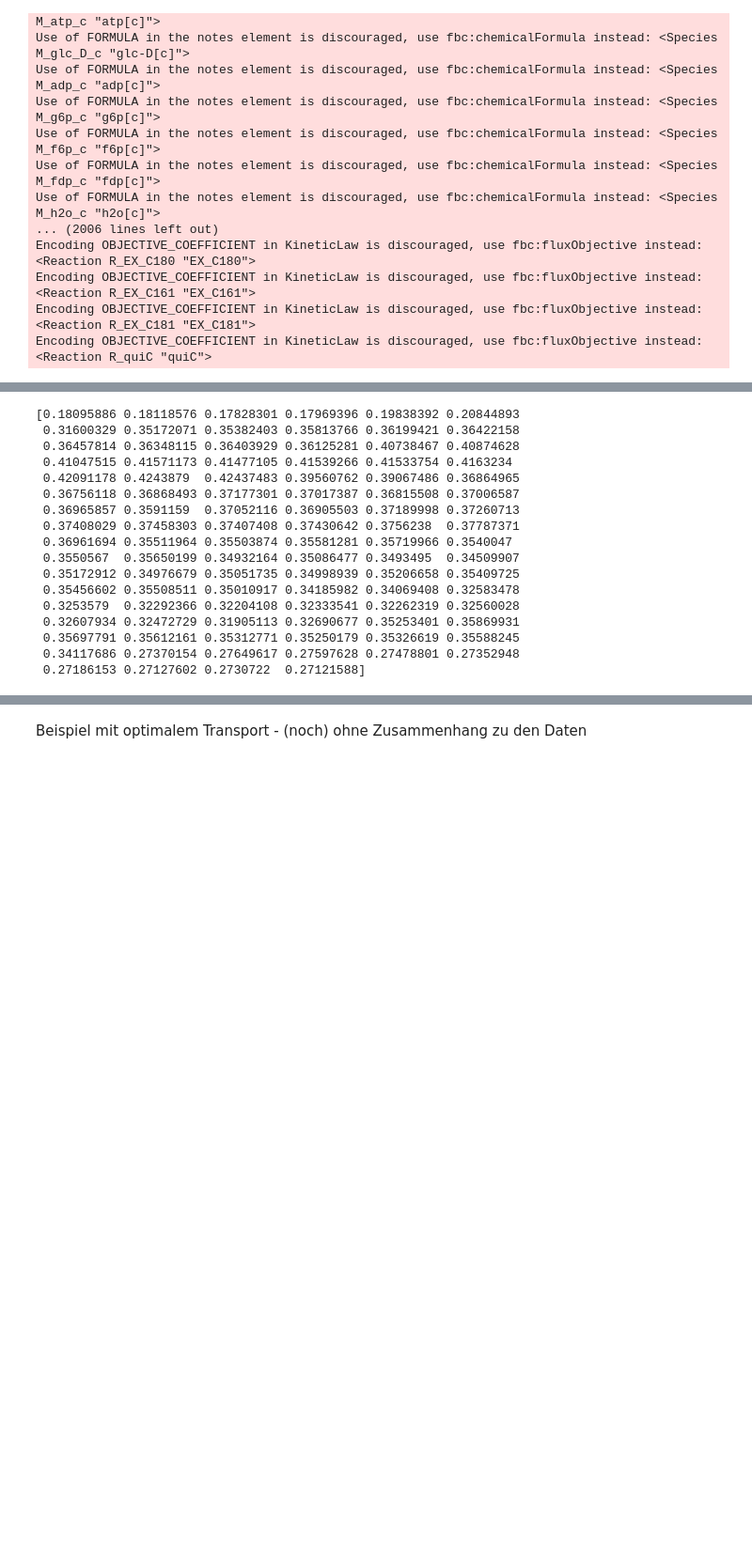
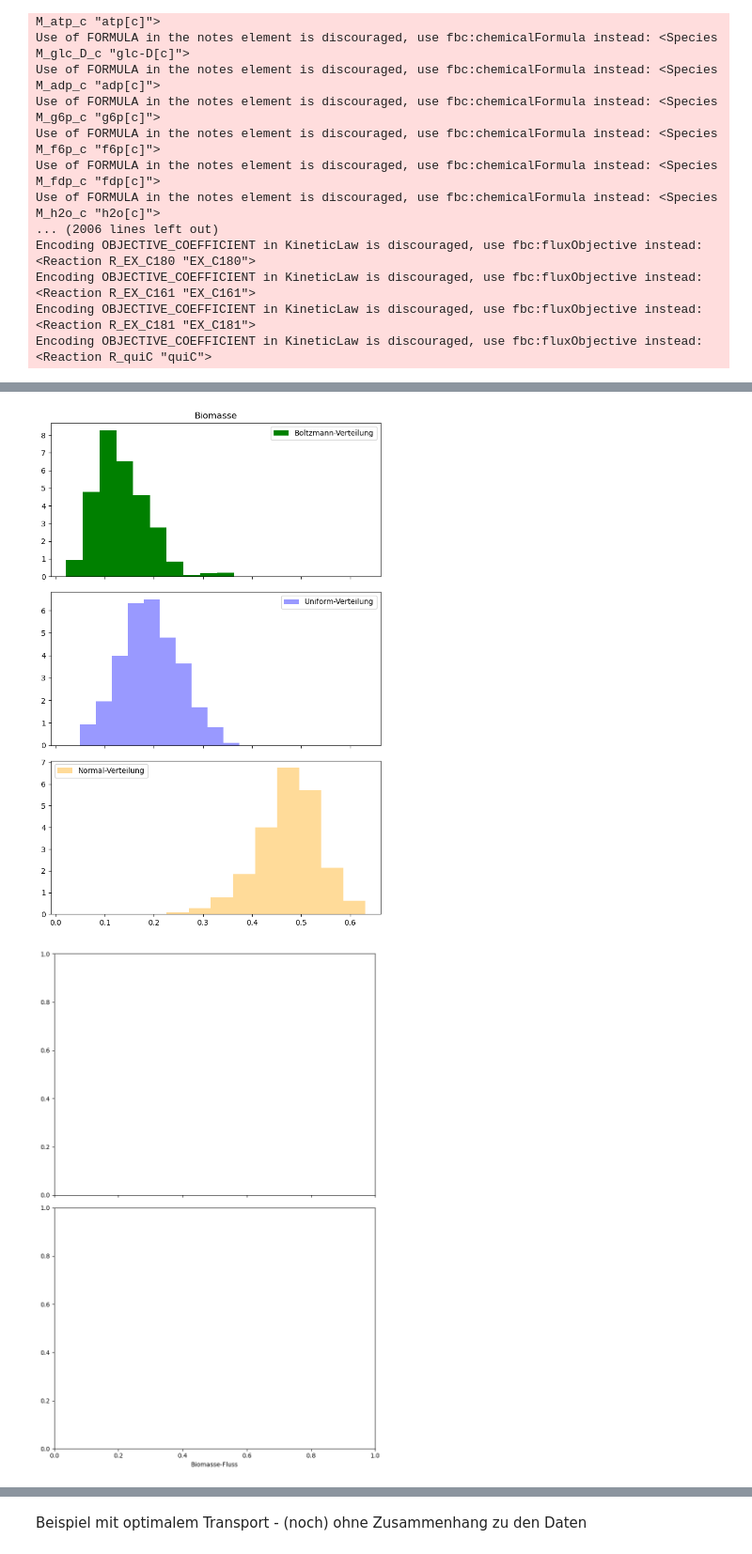
Before and after one commit to JuBiotech/Supplement_to_Heinzel_et_al._MaxEnt_2024, a Jupyter notebook: kompletter_Code.ipynb, the cells around one changed output, grey strips where cells are left out. Shown at 94% size. Saved outputs shown, nothing was run; the diff lists cells and outputs as text; code cells hidden in the pictures; blank space fills up the shorter version.

```diff
--- a/kompletter_Code.ipynb
+++ b/kompletter_Code.ipynb
@@ -365,20 +370,0 @@ plt.show()
-# %%
-print(samples_pyk['beta=-1'][0, :, biomass_index])
-# %% [output]
-[0.18095886 0.18118576 0.17828301 0.17969396 0.19838392 0.20844893
- 0.31600329 0.35172071 0.35382403 0.35813766 0.36199421 0.36422158
- 0.36457814 0.36348115 0.36403929 0.36125281 0.40738467 0.40874628
- 0.41047515 0.41571173 0.41477105 0.41539266 0.41533754 0.4163234
- 0.42091178 0.4243879  0.42437483 0.39560762 0.39067486 0.36864965
- 0.36756118 0.36868493 0.37177301 0.37017387 0.36815508 0.37006587
- 0.36965857 0.3591159  0.37052116 0.36905503 0.37189998 0.37260713
- 0.37408029 0.37458303 0.37407408 0.37430642 0.3756238  0.37787371
- 0.36961694 0.35511964 0.35503874 0.35581281 0.35719966 0.3540047
- 0.3550567  0.35650199 0.34932164 0.35086477 0.3493495  0.34509907
- 0.35172912 0.34976679 0.35051735 0.34998939 0.35206658 0.35409725
- 0.35456602 0.35508511 0.35010917 0.34185982 0.34069408 0.32583478
- 0.3253579  0.32292366 0.32204108 0.32333541 0.32262319 0.32560028
- 0.32607934 0.32472729 0.31905113 0.32690677 0.35253401 0.35869931
- 0.35697791 0.35612161 0.35312771 0.35250179 0.35326619 0.35588245
- 0.34117686 0.27370154 0.27649617 0.27597628 0.27478801 0.27352948
- 0.27186153 0.27127602 0.2730722  0.27121588]
@@ -386,0 +371,26 @@ x = [res, res, res2, res3, res4, res5, res6, res7]
+# %%
+# Randdichten untereinander darstellen
+# Subplots erstellen
+fig, axs = plt.subplots(3, 1, figsize=(8, 12), sharex=True)
+
+plt.subplots_adjust(hspace=0.1)  # Abstand zwischen Subplots einstellen
+fig, (ax1, ax2) = plt.subplots(2, 1, sharex=True, figsize=(8, 12))
+axs[0].hist(samples['boltzmann'][0, :, biomass_index], density = True, color = "green", label = "Boltzmann-Verteilung")
+axs[0].set_title("Biomasse")
+
+axs[1].hist(samples['uniform'][0, :, biomass_index], density = True, color = "blue", label = "Uniform-Verteilung", alpha = 0.4)
+
+axs[2].hist(samples['normal'][0, :, biomass_index], density = True, color = "orange", label = "Normal-Verteilung", alpha = 0.4)
+
+# Diagramme anzeigen
+plt.xlabel('Biomasse-Fluss')
+
+for ax in axs:
+    ax.legend()
+
+# Abstand zwischen Subplots anpassen
+plt.tight_layout()
+plt.show()
+# %% [output]
+[figure, added]
+[figure, added]
```
Also changed, not shown: parts of 9 cells of this notebook.
